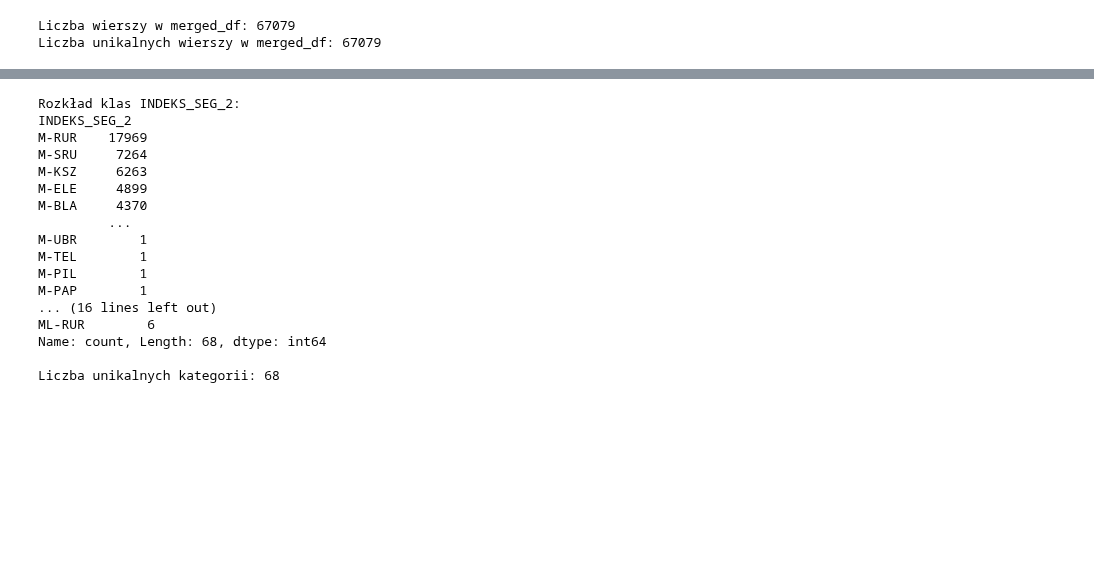
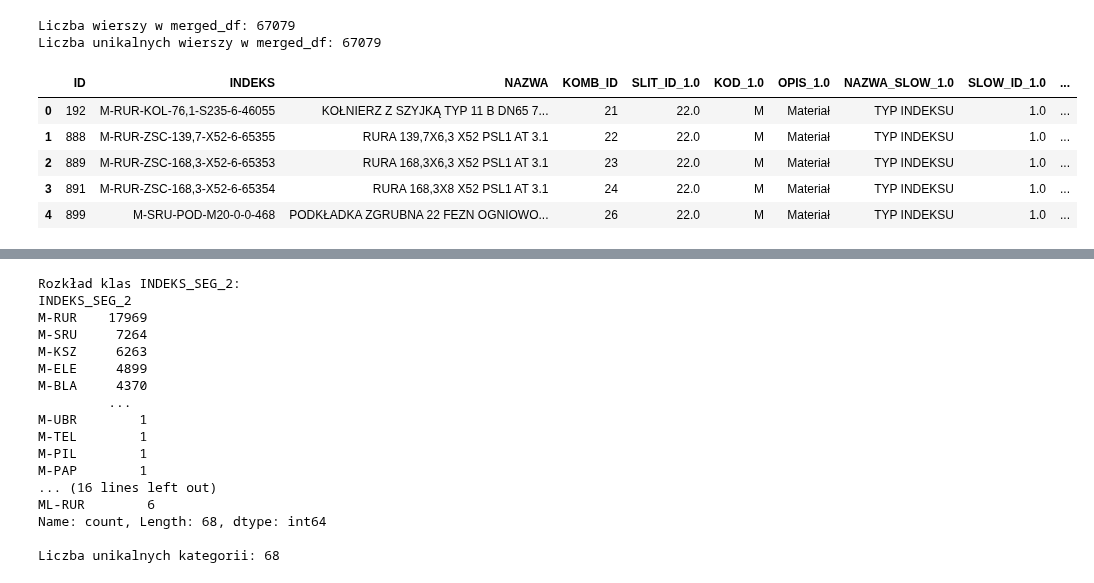
Before and after one commit to rk404/ML_PROJEKT, a Jupyter notebook: notebook.ipynb, the cells around one changed output, grey strips where cells are left out. Saved outputs shown, nothing was run; the diff lists cells and outputs as text; code cells hidden in the pictures; blank space fills up the shorter version.

```diff
--- a/notebook.ipynb
+++ b/notebook.ipynb
@@ -97,6 +102,21 @@ print(f"Liczba unikalnych wierszy w merged_df: {len(merged_df.drop_duplicates())
 # %% [output]
 Liczba wierszy w merged_df: 67079
 Liczba unikalnych wierszy w merged_df: 67079
+# %%
+merged_df.head()
+indeksy_model_Seg12 = merged_df[['ID', 'INDEKS', 'NAZWA', 'KOMB_ID',
+                                 'SLIT_ID_1.0', 'KOD_1.0', 'OPIS_1.0', 'NAZWA_SLOW_1.0', 'SLOW_ID_1.0',
+                                'SLIT_ID_2.0', 'KOD_2.0', 'OPIS_2.0', 'NAZWA_SLOW_2.0', 'SLOW_ID_2.0']].copy()
+#Dodanie kolumny bedącej poączeniem wartości z kolumn SLOW_ID_1.0 i SLOW_ID_2.0 jako string pod nazwa 'SLOW_ID_COMBO_1_2'
+indeksy_model_Seg12['SLOW_ID_COMBO_1_2'] = indeksy_model_Seg12['SLOW_ID_1.0'].astype(str) + '_' + indeksy_model_Seg12['SLOW_ID_2.0'].astype(str)
+indeksy_model_Seg12.head()
+# %% [output]
+|  | ID | INDEKS | NAZWA | KOMB_ID | SLIT_ID_1.0 | KOD_1.0 | OPIS_1.0 | NAZWA_SLOW_1.0 | SLOW_ID_1.0 | ... |
+| 0 | 192 | M-RUR-KOL-76,1-S235-6-46055 | KOŁNIERZ Z SZYJKĄ TYP 11 B DN65 7... | 21 | 22.0 | M | Materiał | TYP INDEKSU | 1.0 | ... |
+| 1 | 888 | M-RUR-ZSC-139,7-X52-6-65355 | RURA 139,7X6,3 X52 PSL1 AT 3.1 | 22 | 22.0 | M | Materiał | TYP INDEKSU | 1.0 | ... |
+| 2 | 889 | M-RUR-ZSC-168,3-X52-6-65353 | RURA 168,3X6,3 X52 PSL1 AT 3.1 | 23 | 22.0 | M | Materiał | TYP INDEKSU | 1.0 | ... |
+| 3 | 891 | M-RUR-ZSC-168,3-X52-6-65354 | RURA 168,3X8 X52 PSL1 AT 3.1 | 24 | 22.0 | M | Materiał | TYP INDEKSU | 1.0 | ... |
+| 4 | 899 | M-SRU-POD-M20-0-0-468 | PODKŁADKA ZGRUBNA 22 FEZN OGNIOWO... | 26 | 22.0 | M | Materiał | TYP INDEKSU | 1.0 | ... |
 # %%
 #tokenizacja kolumny nazwa w ramce indeksy_df
 from Funkcje.tokenizacja import tokenize_column
```
Also changed, not shown: parts of 3 cells of this notebook.
